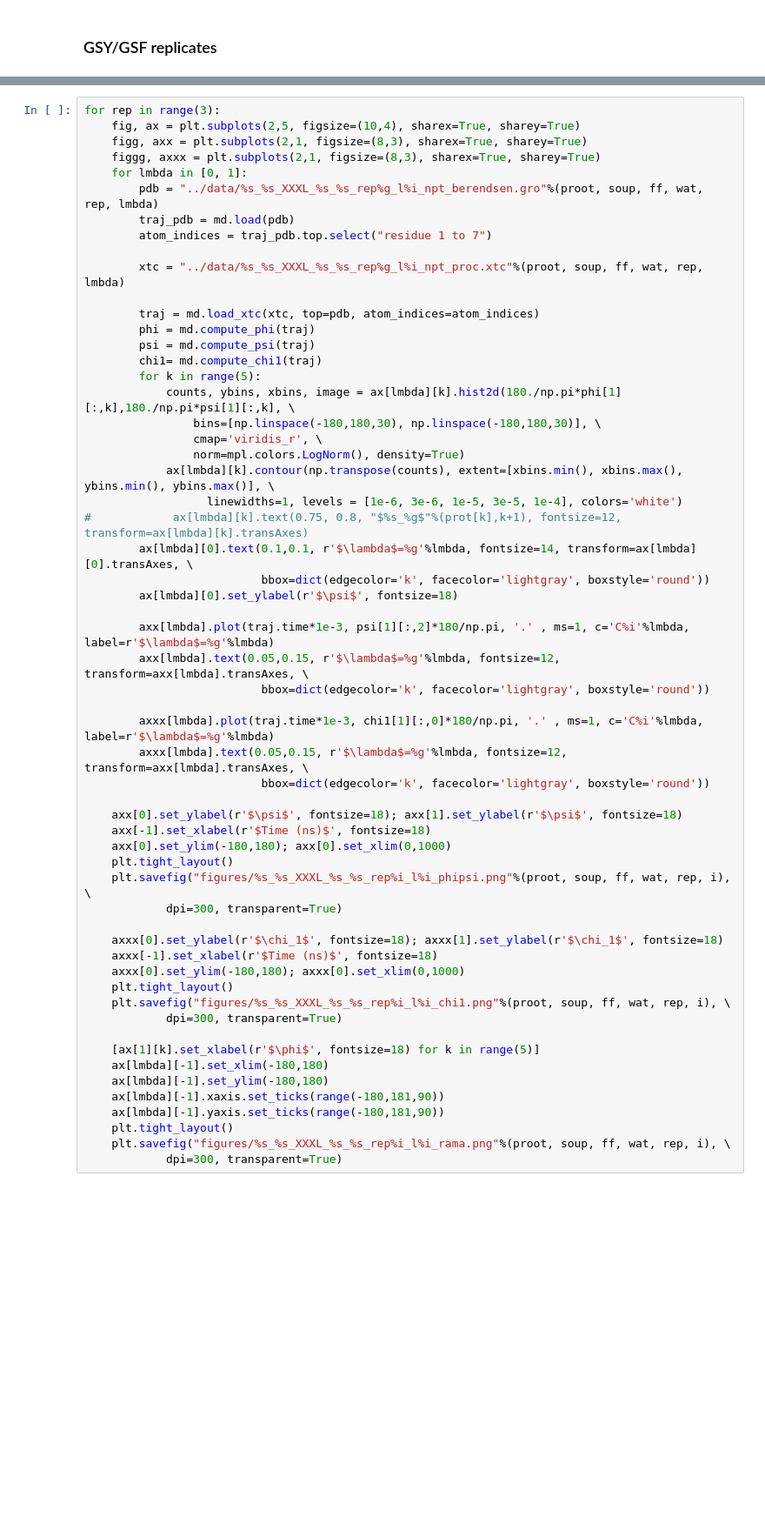
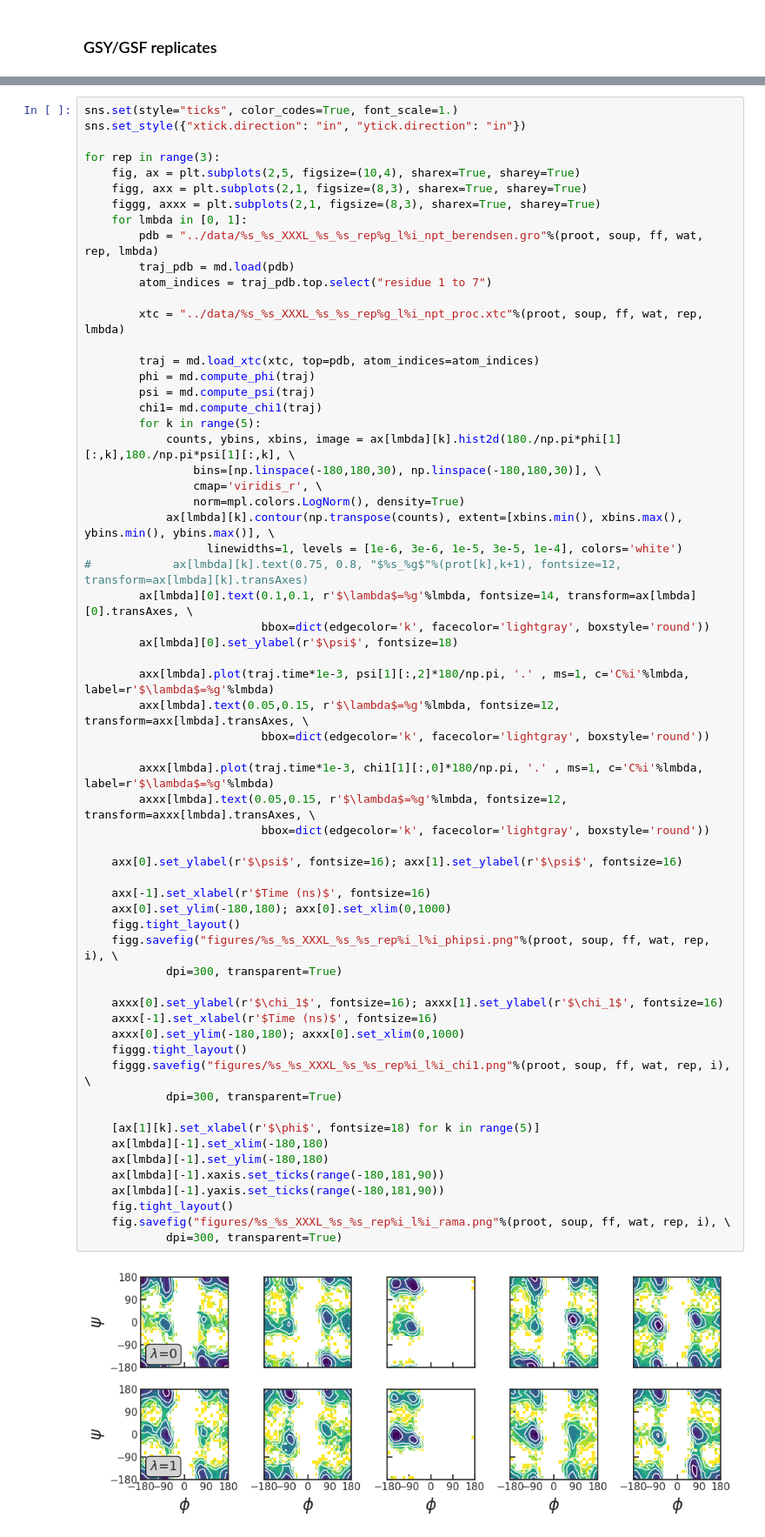
Before and after one commit to BioKT/Stickers, a Jupyter notebook: PHETYR/analysis_dense_revision.ipynb, the cells around one changed output, grey strips where cells are left out. Shown at 87% size. Saved outputs shown, nothing was run; the diff lists cells and outputs as text; blank space fills up the shorter version.

```diff
--- a/PHETYR/analysis_dense_revision.ipynb
+++ b/PHETYR/analysis_dense_revision.ipynb
@@ -157,4 +153,7 @@ for rep in range(3):
 # %%
+sns.set(style="ticks", color_codes=True, font_scale=1.)
+sns.set_style({"xtick.direction": "in", "ytick.direction": "in"})
+
 for rep in range(3):
     fig, ax = plt.subplots(2,5, figsize=(10,4), sharex=True, sharey=True)
     figg, axx = plt.subplots(2,1, figsize=(8,3), sharex=True, sharey=True)
@@ -174,41 +173,44 @@ for rep in range(3):
             counts, ybins, xbins, image = ax[lmbda][k].hist2d(180./np.pi*phi[1][:,k],180./np.pi*psi[1][:,k], \
                 bins=[np.linspace(-180,180,30), np.linspace(-180,180,30)], \
                 cmap='viridis_r', \
                 norm=mpl.colors.LogNorm(), density=True)
             ax[lmbda][k].contour(np.transpose(counts), extent=[xbins.min(), xbins.max(), ybins.min(), ybins.max()], \
                   linewidths=1, levels = [1e-6, 3e-6, 1e-5, 3e-5, 1e-4], colors='white')
 #            ax[lmbda][k].text(0.75, 0.8, "$%s_%g$"%(prot[k],k+1), fontsize=12, transform=ax[lmbda][k].transAxes)
         ax[lmbda][0].text(0.1,0.1, r'$\lambda$=%g'%lmbda, fontsize=14, transform=ax[lmbda][0].transAxes, \
                           bbox=dict(edgecolor='k', facecolor='lightgray', boxstyle='round'))
         ax[lmbda][0].set_ylabel(r'$\psi$', fontsize=18)
 
         axx[lmbda].plot(traj.time*1e-3, psi[1][:,2]*180/np.pi, '.' , ms=1, c='C%i'%lmbda, label=r'$\lambda$=%g'%lmbda)
         axx[lmbda].text(0.05,0.15, r'$\lambda$=%g'%lmbda, fontsize=12, transform=axx[lmbda].transAxes, \
                           bbox=dict(edgecolor='k', facecolor='lightgray', boxstyle='round'))
 
         axxx[lmbda].plot(traj.time*1e-3, chi1[1][:,0]*180/np.pi, '.' , ms=1, c='C%i'%lmbda, label=r'$\lambda$=%g'%lmbda)
-        axxx[lmbda].text(0.05,0.15, r'$\lambda$=%g'%lmbda, fontsize=12, transform=axx[lmbda].transAxes, \
+        axxx[lmbda].text(0.05,0.15, r'$\lambda$=%g'%lmbda, fontsize=12, transform=axxx[lmbda].transAxes, \
                           bbox=dict(edgecolor='k', facecolor='lightgray', boxstyle='round'))
 
-    axx[0].set_ylabel(r'$\psi$', fontsize=18); axx[1].set_ylabel(r'$\psi$', fontsize=18)
-    axx[-1].set_xlabel(r'$Time (ns)$', fontsize=18)
+    axx[0].set_ylabel(r'$\psi$', fontsize=16); axx[1].set_ylabel(r'$\psi$', fontsize=16)
+
+    axx[-1].set_xlabel(r'$Time (ns)$', fontsize=16)
     axx[0].set_ylim(-180,180); axx[0].set_xlim(0,1000)
-    plt.tight_layout()
-    plt.savefig("figures/%s_%s_XXXL_%s_%s_rep%i_l%i_phipsi.png"%(proot, soup, ff, wat, rep, i), \
+    figg.tight_layout()
+    figg.savefig("figures/%s_%s_XXXL_%s_%s_rep%i_l%i_phipsi.png"%(proot, soup, ff, wat, rep, i), \
             dpi=300, transparent=True)
 
-    axxx[0].set_ylabel(r'$\chi_1$', fontsize=18); axxx[1].set_ylabel(r'$\chi_1$', fontsize=18)
-    axxx[-1].set_xlabel(r'$Time (ns)$', fontsize=18)
+    axxx[0].set_ylabel(r'$\chi_1$', fontsize=16); axxx[1].set_ylabel(r'$\chi_1$', fontsize=16)
+    axxx[-1].set_xlabel(r'$Time (ns)$', fontsize=16)
     axxx[0].set_ylim(-180,180); axxx[0].set_xlim(0,1000)
-    plt.tight_layout()
-    plt.savefig("figures/%s_%s_XXXL_%s_%s_rep%i_l%i_chi1.png"%(proot, soup, ff, wat, rep, i), \
+    figgg.tight_layout()
+    figgg.savefig("figures/%s_%s_XXXL_%s_%s_rep%i_l%i_chi1.png"%(proot, soup, ff, wat, rep, i), \
             dpi=300, transparent=True)
 
     [ax[1][k].set_xlabel(r'$\phi$', fontsize=18) for k in range(5)]
     ax[lmbda][-1].set_xlim(-180,180)
     ax[lmbda][-1].set_ylim(-180,180)
     ax[lmbda][-1].xaxis.set_ticks(range(-180,181,90))
     ax[lmbda][-1].yaxis.set_ticks(range(-180,181,90))
-    plt.tight_layout()
-    plt.savefig("figures/%s_%s_XXXL_%s_%s_rep%i_l%i_rama.png"%(proot, soup, ff, wat, rep, i), \
+    fig.tight_layout()
+    fig.savefig("figures/%s_%s_XXXL_%s_%s_rep%i_l%i_rama.png"%(proot, soup, ff, wat, rep, i), \
             dpi=300, transparent=True)
+# %% [output]
+[figure, added]
```
Also changed, not shown: parts of 13 cells of this notebook.
